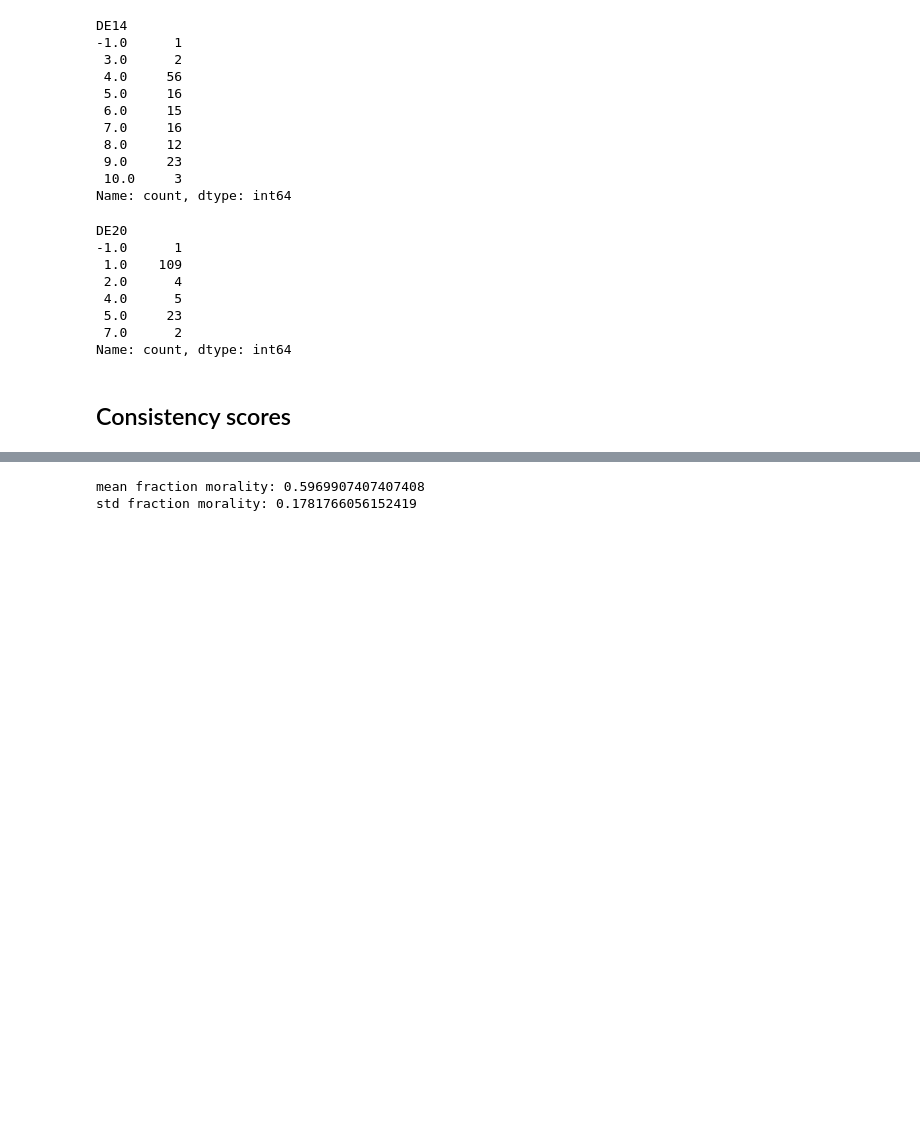
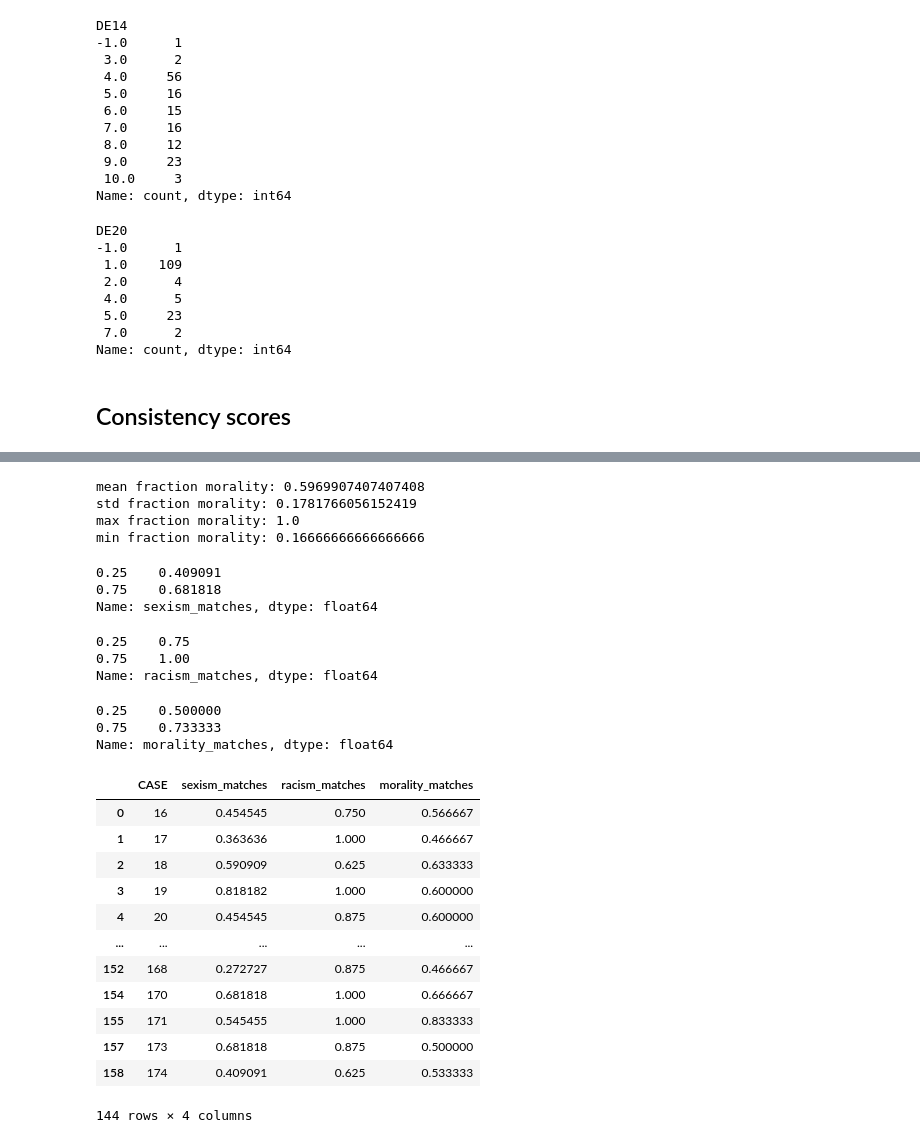
Before and after one commit to jasoju/measuring-sexism-in-LLMs, a Jupyter notebook: src/preparation/survey_data.ipynb, the cells around one changed output, grey strips where cells are left out. Drawn from its saved outputs; the diff is of its cells as text; code cells hidden in the pictures; blank space fills up the shorter version.

```diff
--- a/src/preparation/survey_data.ipynb
+++ b/src/preparation/survey_data.ipynb
@@ -197,6 +205,46 @@ df["morality_matches"] = df[[f"match_{l}_{r}" for l, r in morality_pairs]].mean(
 
 print("mean fraction morality:", df["morality_matches"].mean())
 print("std fraction morality:", df["morality_matches"].std())
+print("max fraction morality:", df["morality_matches"].max())
+print("min fraction morality:", df["morality_matches"].min())
 # %% [output]
 mean fraction morality: 0.5969907407407408
 std fraction morality: 0.1781766056152419
+max fraction morality: 1.0
+min fraction morality: 0.16666666666666666
+# %%
+df["sexism_matches"].quantile([0.25, 0.75])
+# %% [output]
+0.25    0.409091
+0.75    0.681818
+Name: sexism_matches, dtype: float64
+# %%
+df["racism_matches"].quantile([0.25, 0.75])
+# %% [output]
+0.25    0.75
+0.75    1.00
+Name: racism_matches, dtype: float64
+# %%
+df["morality_matches"].quantile([0.25, 0.75])
+# %% [output]
+0.25    0.500000
+0.75    0.733333
+Name: morality_matches, dtype: float64
+# %%
+df_small = df[["CASE", "sexism_matches", "racism_matches", "morality_matches"]]
+# %%
+df_small
+# %% [output]
+|  | CASE | sexism_matches | racism_matches | morality_matches |
+| 0 | 16 | 0.454545 | 0.750 | 0.566667 |
+| 1 | 17 | 0.363636 | 1.000 | 0.466667 |
+| 2 | 18 | 0.590909 | 0.625 | 0.633333 |
+| 3 | 19 | 0.818182 | 1.000 | 0.600000 |
+| 4 | 20 | 0.454545 | 0.875 | 0.600000 |
+| ... | ... | ... | ... | ... |
+| 152 | 168 | 0.272727 | 0.875 | 0.466667 |
+| 154 | 170 | 0.681818 | 1.000 | 0.666667 |
+| 155 | 171 | 0.545455 | 1.000 | 0.833333 |
+| 157 | 173 | 0.681818 | 0.875 | 0.500000 |
+| 158 | 174 | 0.409091 | 0.625 | 0.533333 |
+144 rows × 4 columns
```
Also changed, not shown: parts of 3 cells of this notebook, 13 other files.
